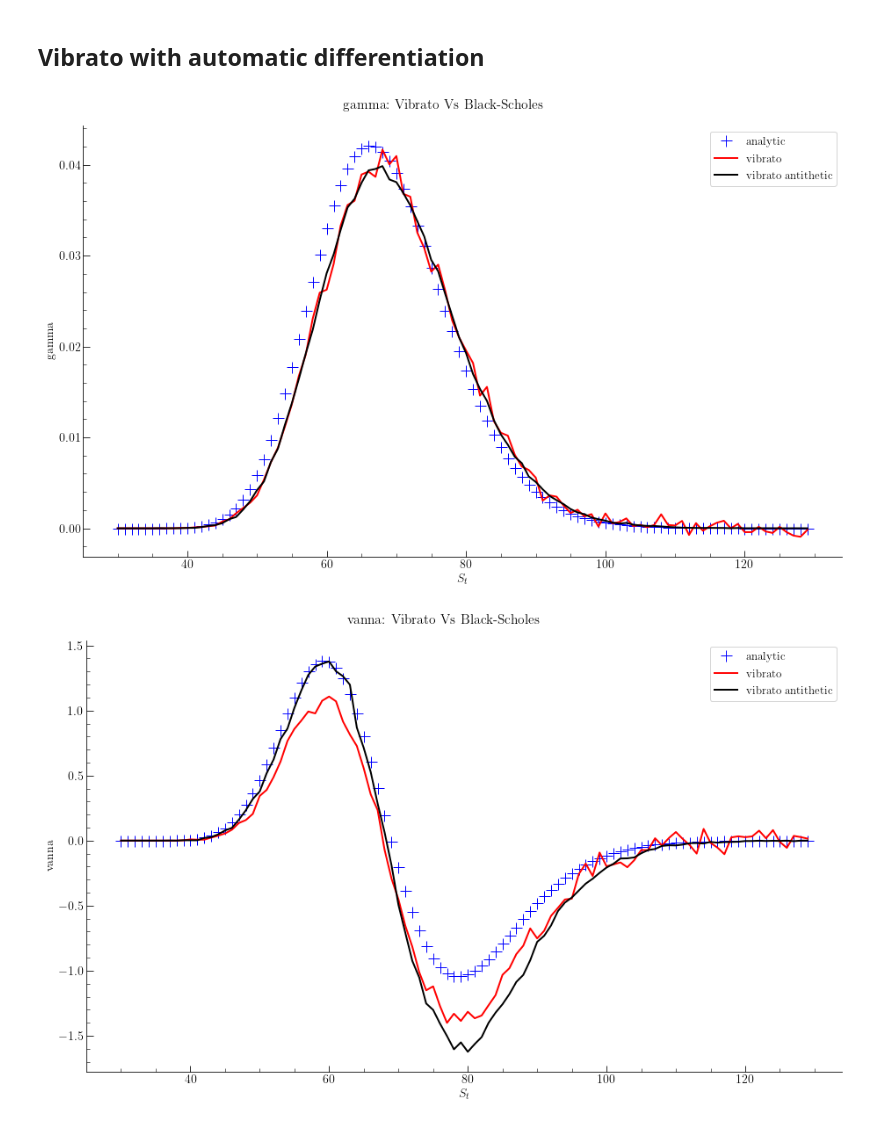
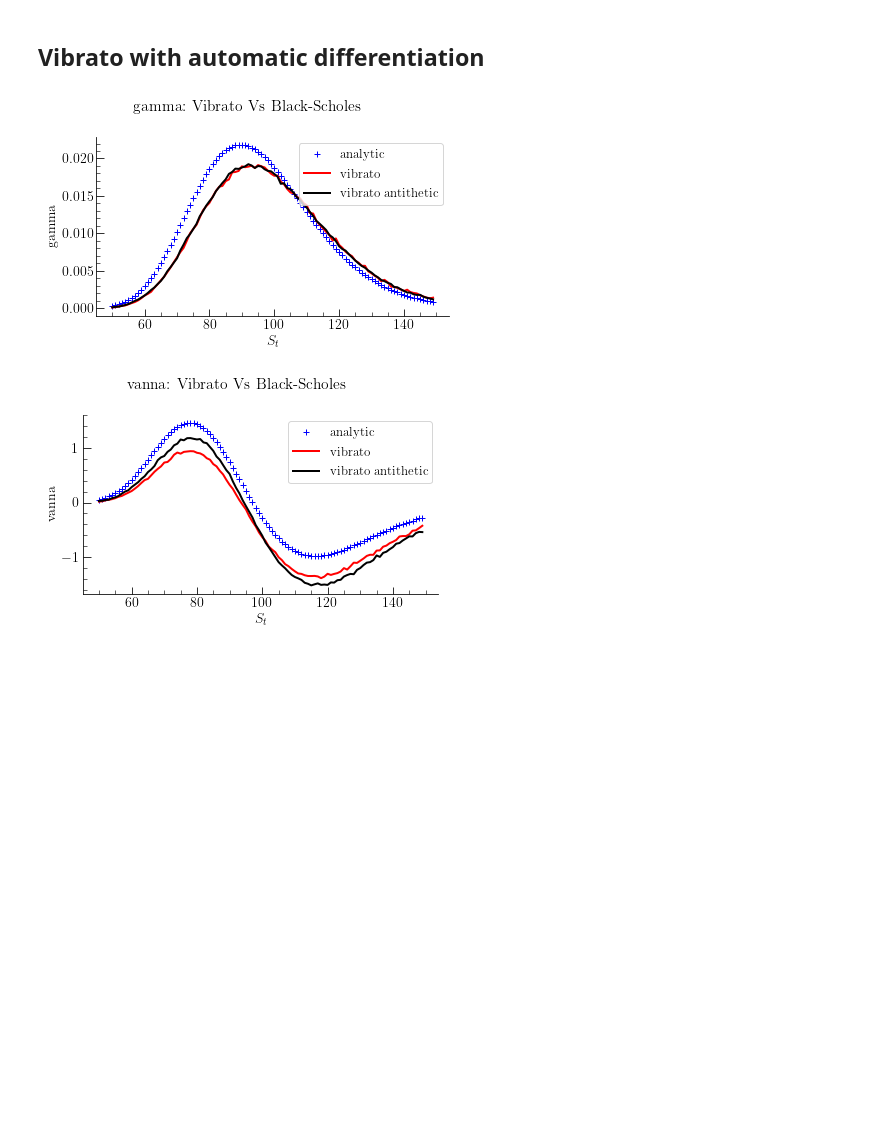
Before and after one commit to axeh101/vibrato-mc, a Jupyter notebook: src/python/vanilla-plots.ipynb, the cells around one changed output. Cells and saved outputs as stored; diff of their text form; code cells hidden in the pictures; blank space fills up the shorter version.

```diff
--- a/src/python/vanilla-plots.ipynb
+++ b/src/python/vanilla-plots.ipynb
@@ -9,7 +9,7 @@ def savefig(filename):
     plt.savefig('outputs/{}.pdf'.format(filename))
 # %%
 # Figures configuration
-width = 13
+width = 6
 height = width / 1.618
 
 preamble = r"\usepackage[utf8x]{inputenc}, \usepackage[T1]{fontenc}"
@@ -32,7 +32,7 @@ plt.rc('ytick.major', size=7.5)
 
 ### First Order
 # %%
-option_type = 'call' # This must be changed to `put` if a put option is chosen in C++
+option_type = 'put' # This must be changed to `put` if a put option is chosen in C++
 
 src = 'datasets/'+ option_type
 
@@ -52,7 +52,7 @@ for v in vars1:
     fig, ax= plt.subplots();
     fig.suptitle(v+': Vibrato Vs Black-Scholes');
     analytic.plot(ax=ax, color='red', lw=2);
-    vibrato.plot(ax=ax, ylabel=v, color='blue', ls='dotted', marker='+', markersize=13);
+    vibrato.plot(ax=ax, ylabel=v, color='blue', ls='dotted', marker='+', markersize=6);
 
     if v != 'premium':
         vibrato_anti = pd.read_csv(
@@ -84,6 +84,6 @@ for v in vars2:
     fig, ax= plt.subplots();
     fig.suptitle(v+': Vibrato Vs Black-Scholes');
     analytic.plot(ax=ax, color='red', lw=2);
-    vibrato.plot(ax=ax, ylabel=v, color='blue', ls='dotted', marker='+', markersize=13);
+    vibrato.plot(ax=ax, ylabel=v, color='blue', ls='dotted', marker='+', markersize=6);
     vibrato_anti.plot(ax=ax, color='black', lw=2);
 # %% [output]
@@ -95,24 +95,22 @@ for v in vars2:
 # %%
 for v in vars2:
     analytic = pd.read_csv(
         src+'_analytic_'+v+'.csv',
         header=None, names=['$S_t$', 'analytic'],  sep=';', index_col=0
     )
     vibrato = pd.read_csv(
         src+'_vibratoad_'+v+'.csv',
         header=None, names=['$S_t$', 'vibrato'], sep=';', index_col=0
     )
     vibrato_anti = pd.read_csv(
         src+'_vibratoad_'+v+'_anti.csv',
         header=None, names=['$S_t$', 'vibrato antithetic'], sep=';', index_col=0
     )
     fig, ax= plt.subplots();
     fig.suptitle(v+': Vibrato Vs Black-Scholes');
-    analytic.plot(ax=ax, ylabel=v, color='blue', ls='', marker='+', markersize=13);
+    analytic.plot(ax=ax, ylabel=v, color='blue', ls='', marker='+', markersize=6);
     vibrato.plot(ax=ax, color='red', lw=2);
-
-
     vibrato_anti.plot(ax=ax, color='black', lw=2);
 # %% [output]
-[figure, old version]
+[figure, new version]
-[figure, old version]
+[figure, new version]
```
Also changed, not shown: parts of 3 cells of this notebook, 1 other file.
